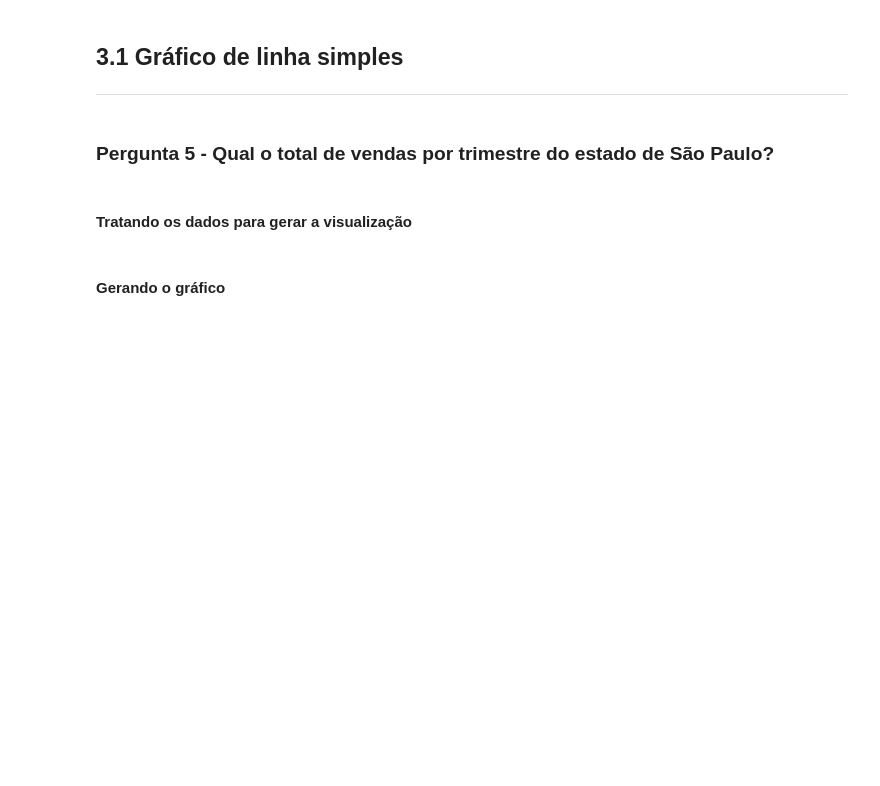
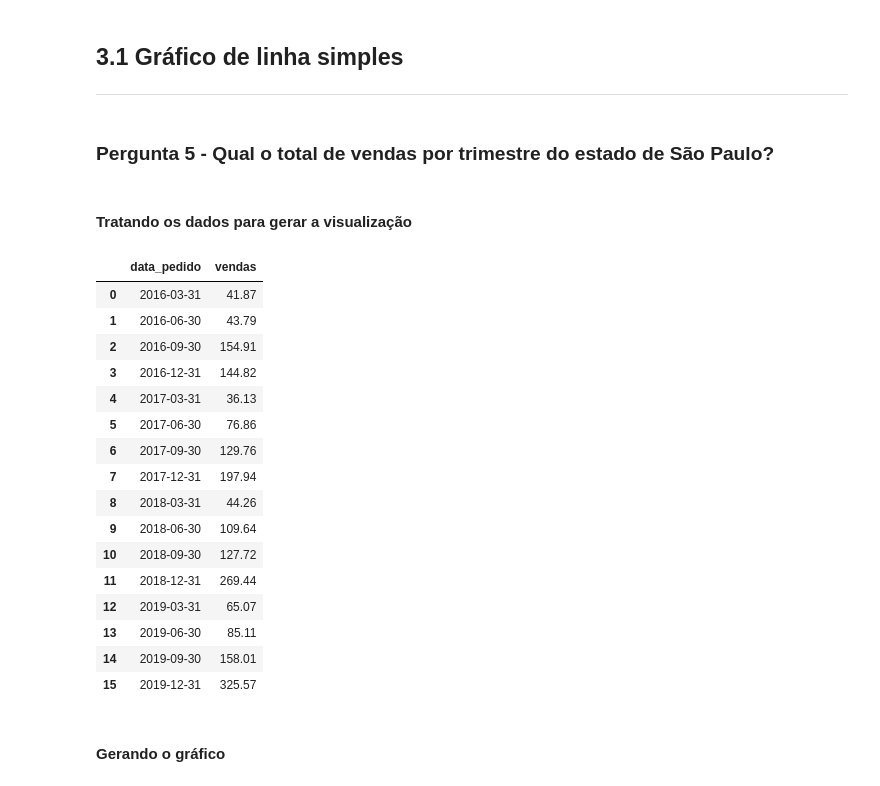
Before and after one commit to ledsouza/dataviz_vendas_lojas, a Jupyter notebook: Dataviz_ Gráficos.ipynb, the cells around one changed output. Saved outputs shown, nothing was run; the diff lists cells and outputs as text; code cells hidden in the pictures; blank space fills up the shorter version.

```diff
--- a/Dataviz_ Gráficos.ipynb
+++ b/Dataviz_ Gráficos.ipynb
@@ -901,14 +901,32 @@ Como sugestão, podemos testar essa técnica verificando o comportamento em cada
 # %%
 # Criando um df com os dados desejados
 df_sp = vendas.copy()
 df_sp = df_sp.query('estado == "São Paulo"')[["data_pedido", "vendas"]]
 
 # Agrupando as vendas por trimestre e arredondando valores para milhares
-...
-...
+df_sp.set_index("data_pedido", inplace = True)
+df_sp = df_sp.resample("Q").agg("sum")
 df_sp["vendas"] = round(df_sp["vendas"] / 1e3 , 2)
 df_sp = df_sp.reset_index()
 df_sp
+# %% [output]
+|  | data_pedido | vendas |
+| 0 | 2016-03-31 | 41.87 |
+| 1 | 2016-06-30 | 43.79 |
+| 2 | 2016-09-30 | 154.91 |
+| 3 | 2016-12-31 | 144.82 |
+| 4 | 2017-03-31 | 36.13 |
+| 5 | 2017-06-30 | 76.86 |
+| 6 | 2017-09-30 | 129.76 |
+| 7 | 2017-12-31 | 197.94 |
+| 8 | 2018-03-31 | 44.26 |
+| 9 | 2018-06-30 | 109.64 |
+| 10 | 2018-09-30 | 127.72 |
+| 11 | 2018-12-31 | 269.44 |
+| 12 | 2019-03-31 | 65.07 |
+| 13 | 2019-06-30 | 85.11 |
+| 14 | 2019-09-30 | 158.01 |
+| 15 | 2019-12-31 | 325.57 |
 # %% [markdown]
 #### Gerando o gráfico
 # %%
```
Also changed, not shown: parts of 1 cell of this notebook.
